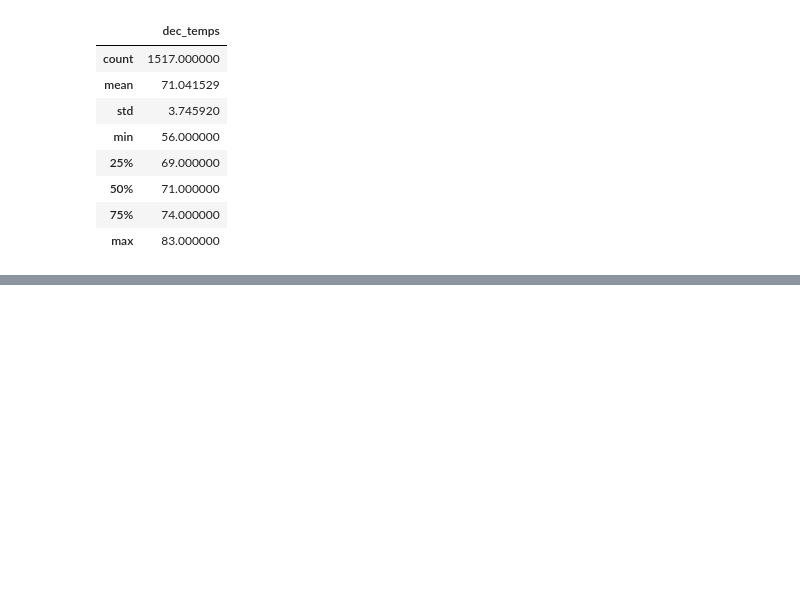
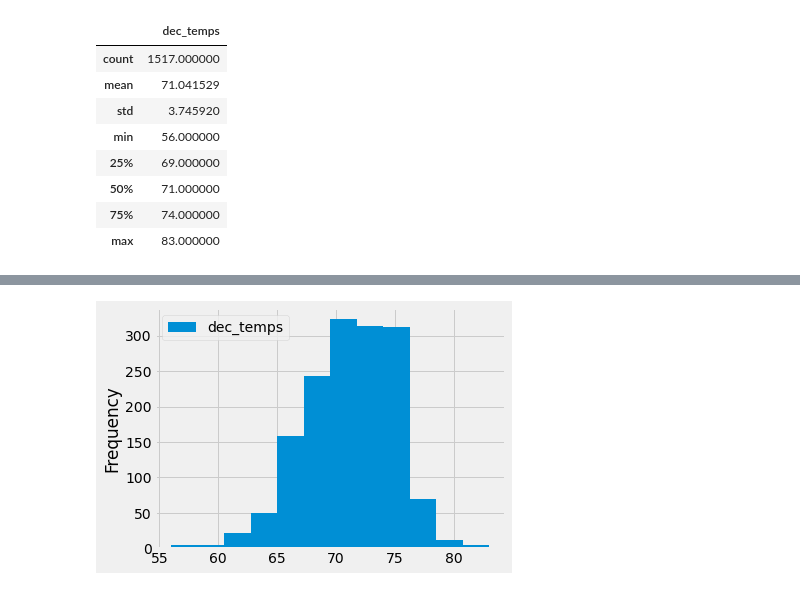
Before and after one commit to DevonG68/Surfs_Up, a Jupyter notebook: SurfsUp_Challenge.ipynb, the cells around one changed output, grey strips where cells are left out. Saved outputs shown, nothing was run; the diff lists cells and outputs as text; code cells hidden in the pictures; blank space fills up the shorter version.

```diff
--- a/SurfsUp_Challenge.ipynb
+++ b/SurfsUp_Challenge.ipynb
@@ -146,0 +165,6 @@ df.describe()
+# %%
+#create a histogram to visually plot summary stats - Dec
+dec_temps = df.plot.hist(bins=12)
+plt.tight_layout()
+# %% [output]
+[figure, added]
```
Also changed, not shown: parts of 6 cells of this notebook.
